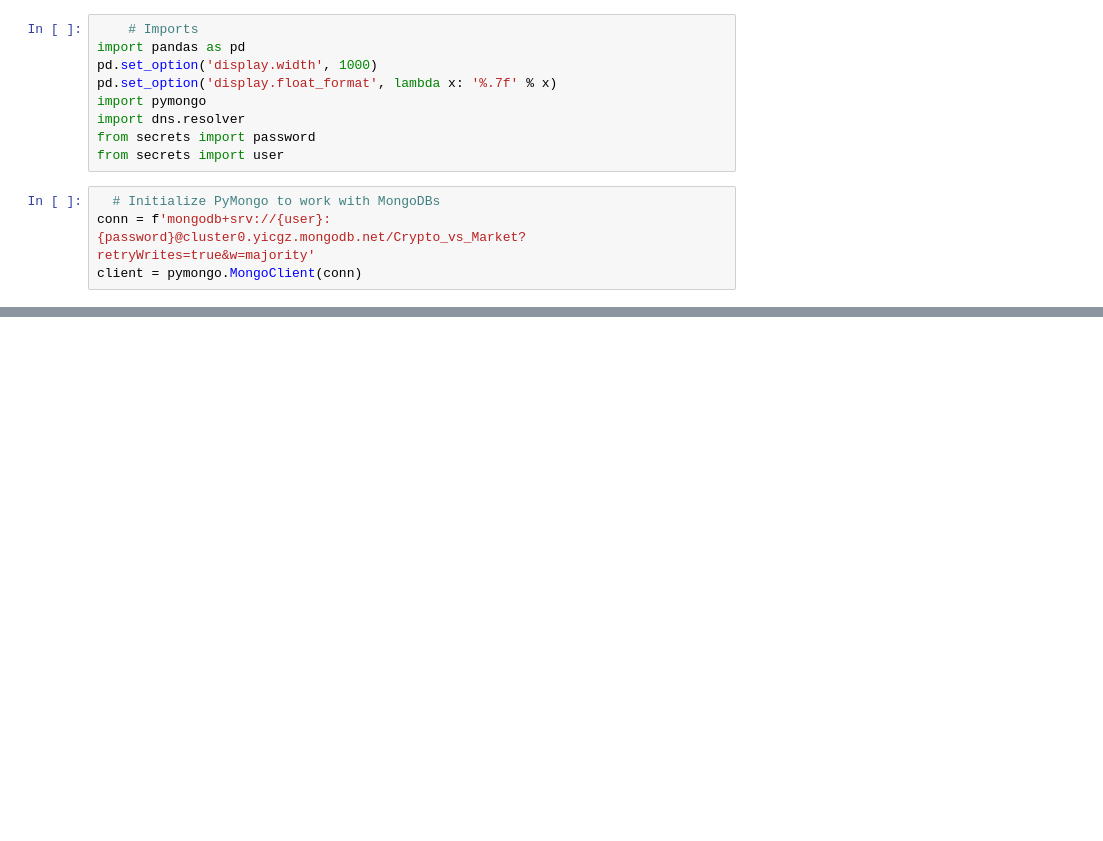
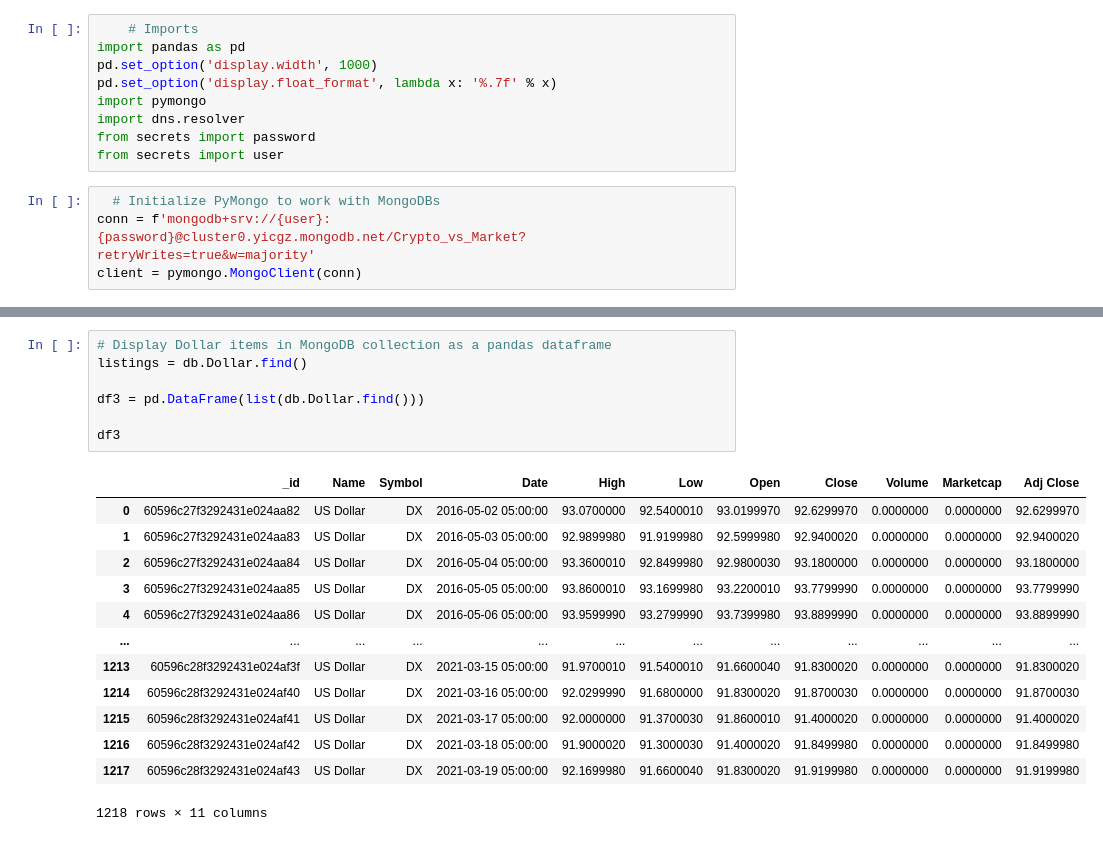
Before and after one commit to ykrasnikov/Crypto_vs_Market, a Jupyter notebook: flask_connect.ipynb, the cells around one changed output, grey strips where cells are left out. Saved outputs shown, nothing was run; the diff lists cells and outputs as text; blank space fills up the shorter version.

```diff
--- a/flask_connect.ipynb
+++ b/flask_connect.ipynb
@@ -41,0 +88,21 @@ df
+# %%
+# Display Dollar items in MongoDB collection as a pandas dataframe
+listings = db.Dollar.find()
+
+df3 = pd.DataFrame(list(db.Dollar.find()))
+
+df3
+# %% [output]
+|  | _id | Name | Symbol | Date | High | Low | Open | Close | Volume | Marketcap | Adj Close |
+| 0 | 60596c27f3292431e024aa82 | US Dollar | DX | 2016-05-02 05:00:00 | 93.0700000 | 92.5400010 | 93.0199970 | 92.6299970 | 0.0000000 | 0.0000000 | 92.6299970 |
+| 1 | 60596c27f3292431e024aa83 | US Dollar | DX | 2016-05-03 05:00:00 | 92.9899980 | 91.9199980 | 92.5999980 | 92.9400020 | 0.0000000 | 0.0000000 | 92.9400020 |
+| 2 | 60596c27f3292431e024aa84 | US Dollar | DX | 2016-05-04 05:00:00 | 93.3600010 | 92.8499980 | 92.9800030 | 93.1800000 | 0.0000000 | 0.0000000 | 93.1800000 |
+| 3 | 60596c27f3292431e024aa85 | US Dollar | DX | 2016-05-05 05:00:00 | 93.8600010 | 93.1699980 | 93.2200010 | 93.7799990 | 0.0000000 | 0.0000000 | 93.7799990 |
+| 4 | 60596c27f3292431e024aa86 | US Dollar | DX | 2016-05-06 05:00:00 | 93.9599990 | 93.2799990 | 93.7399980 | 93.8899990 | 0.0000000 | 0.0000000 | 93.8899990 |
+| ... | ... | ... | ... | ... | ... | ... | ... | ... | ... | ... | ... |
+| 1213 | 60596c28f3292431e024af3f | US Dollar | DX | 2021-03-15 05:00:00 | 91.9700010 | 91.5400010 | 91.6600040 | 91.8300020 | 0.0000000 | 0.0000000 | 91.8300020 |
+| 1214 | 60596c28f3292431e024af40 | US Dollar | DX | 2021-03-16 05:00:00 | 92.0299990 | 91.6800000 | 91.8300020 | 91.8700030 | 0.0000000 | 0.0000000 | 91.8700030 |
+| 1215 | 60596c28f3292431e024af41 | US Dollar | DX | 2021-03-17 05:00:00 | 92.0000000 | 91.3700030 | 91.8600010 | 91.4000020 | 0.0000000 | 0.0000000 | 91.4000020 |
+| 1216 | 60596c28f3292431e024af42 | US Dollar | DX | 2021-03-18 05:00:00 | 91.9000020 | 91.3000030 | 91.4000020 | 91.8499980 | 0.0000000 | 0.0000000 | 91.8499980 |
+| 1217 | 60596c28f3292431e024af43 | US Dollar | DX | 2021-03-19 05:00:00 | 92.1699980 | 91.6600040 | 91.8300020 | 91.9199980 | 0.0000000 | 0.0000000 | 91.9199980 |
+1218 rows × 11 columns
```
Also changed, not shown: parts of 5 cells of this notebook.
